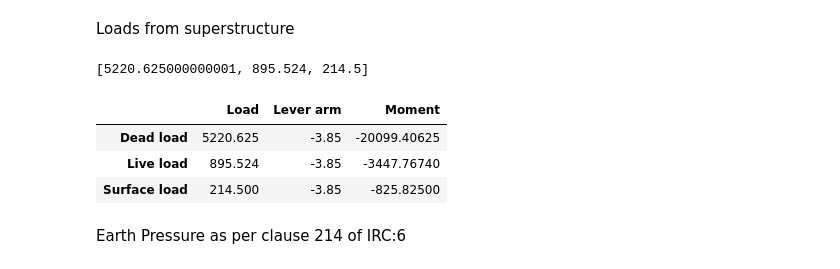
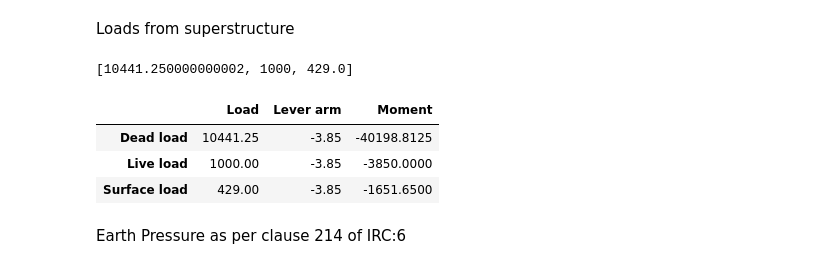
Before and after one commit to Rawrr-123/PSC_bridge, a Jupyter notebook: Abutment.ipynb, the cells around one changed output. Cells and saved outputs as stored; diff of their text form; code cells hidden in the pictures.

```diff
--- a/Abutment.ipynb
+++ b/Abutment.ipynb
@@ -65,8 +66,8 @@ Abutment details
 # %%
 #inputs
 df=pd.read_excel('data/abutment.xlsx',index_col=None,header=None)
-df2=pd.read_excel('data/abutment2.xlsx',index_col=None,header=None).drop([0,0])
-display(df2)
+df2=pd.read_excel('data/abutment2.xlsx',index_col=None,header=None)
+# print(df2.iloc[3,0])
 bearing_ht = 0.3 #assumed including pedestal
 abut = {
     'total_ht' :df.iloc[1,6]+df.iloc[0,2]+df.iloc[1,8],
@@ -113,9 +114,8 @@ Inputs: Live Loads, Dead loads and Pedestrian loads
 # %%
 #dummy loads
 df1=pd.read_csv('outputs/DL_for_Seismic.csv',index_col=None,header=None)
-print(df1)
-dl = float(df1.iloc[1,2]) + float(df1.iloc[2,2]) #dead loads
-# ll = 1000 #live loads including impact
-pdl = float(df1.iloc[4,2]) #pedestrian loads
-sdl = float(df1.iloc[3,2]) #Surface Loads
-print(type(pdl))
+# print(df1)
+dl = float(df1.iloc[1,3])+float(df1.iloc[2,3]) #dead loads
+ll = 1000 #live loads including impact
+pdl = float(df1.iloc[4,3]) #pedestrian loads
+sdl=float(df1.iloc[3,3]) #Surface Loads
@@ -179,23 +171,22 @@ display(A1.loc[7,'Load'])
 # %% [markdown]
 Loads from superstructure
 # %%
-load = [dl,ll,sdl]
-print(load)
+load = [dl,ll+pdl,sdl]
 arm = [round(z(abut['ttl_stembase_width'],abut['haunch']['stem_haunch'][0],abut['edge_to_bearing_c']+abut['bw_to_bearing_c'],abut['bw_width'],'r'),5),
       round(z(abut['ttl_stembase_width'],abut['haunch']['stem_haunch'][0],abut['edge_to_bearing_c']+abut['bw_to_bearing_c'],abut['bw_width'],'r'),5),
       round(z(abut['ttl_stembase_width'],abut['haunch']['stem_haunch'][0],abut['edge_to_bearing_c']+abut['bw_to_bearing_c'],abut['bw_width'],'r'),5)]
 moment = []
 for index,i in enumerate(load):
     moment.append(load[index]*arm[index])
 A2 = pd.DataFrame({'Load':load, 'Lever arm':arm,'Moment':moment}, index = ['Dead load','Live load','Surface load'])
 display(A2)
 # display(A2.iloc[1,0])
 # %% [output]
-[5220.625000000001, 895.524, 214.5]
+[10441.250000000002, 1000, 429.0]
 |  | Load | Lever arm | Moment |
-| Dead load | 5220.625 | -3.85 | -20099.40625 |
-| Live load | 895.524 | -3.85 | -3447.76740 |
-| Surface load | 214.500 | -3.85 | -825.82500 |
+| Dead load | 10441.25 | -3.85 | -40198.8125 |
+| Live load | 1000.00 | -3.85 | -3850.0000 |
+| Surface load | 429.00 | -3.85 | -1651.6500 |
 # %% [markdown]
 Earth Pressure as per clause 214 of IRC:6
 # %%
```
Also changed, not shown: parts of 31 cells of this notebook, 5 other files.
